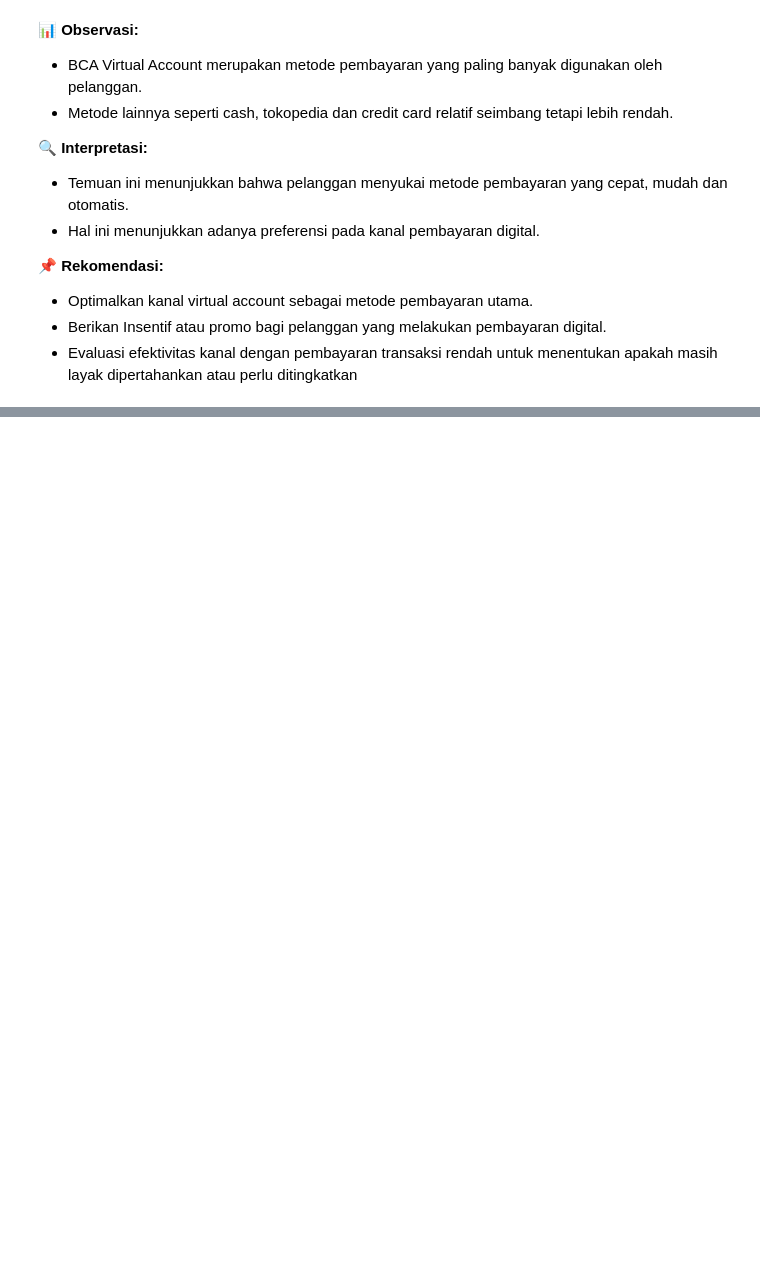
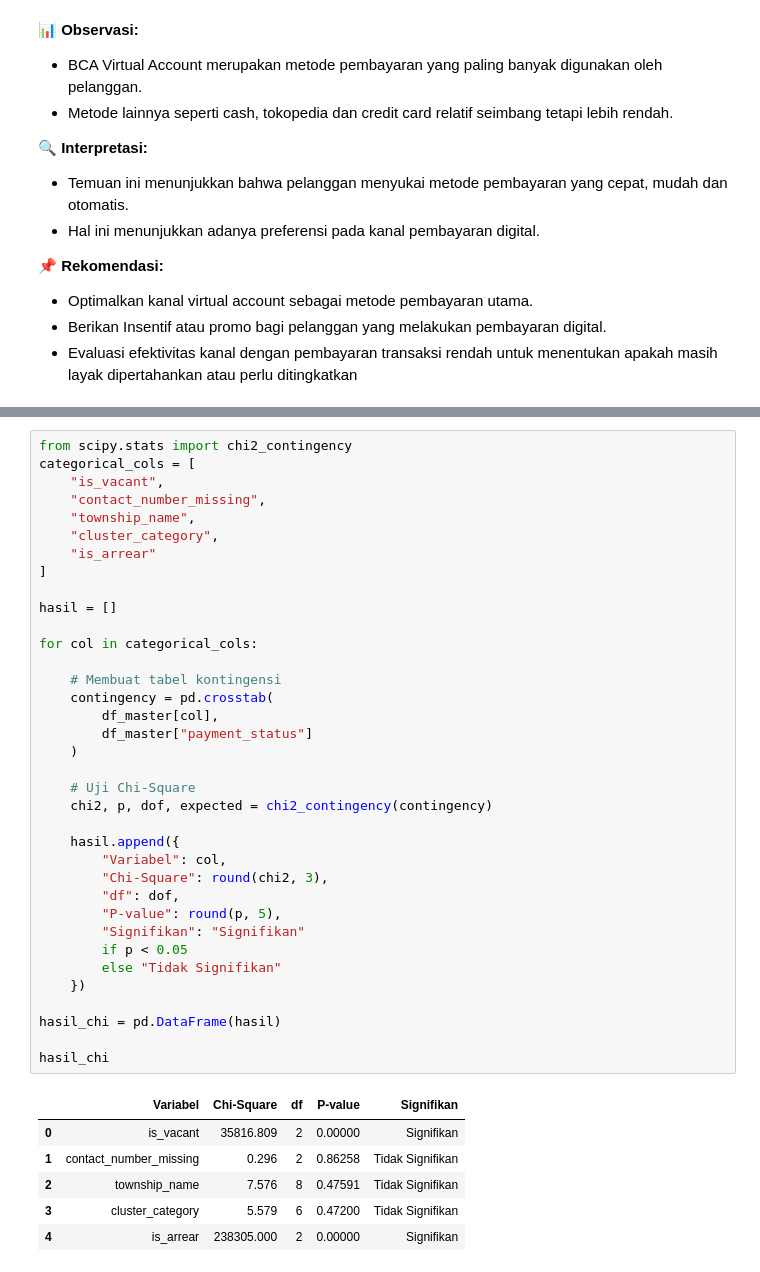
Before and after one commit to MikaMahaputra/Capstone-2-Sinarmas-Land, a Jupyter notebook: notebooks/capstone.ipynb, the cells around one changed output, grey strips where cells are left out. Drawn from its saved outputs; the diff is of its cells as text; blank space fills up the shorter version.

```diff
--- a/notebooks/capstone.ipynb
+++ b/notebooks/capstone.ipynb
@@ -1576,0 +1746,43 @@ plt.show()
+# %%
+from scipy.stats import chi2_contingency
+categorical_cols = [
+    "is_vacant",
+    "contact_number_missing",
+    "township_name",
+    "cluster_category",
+    "is_arrear"
+]
+
+hasil = []
+
+for col in categorical_cols:
+
+    # Membuat tabel kontingensi
+    contingency = pd.crosstab(
+        df_master[col],
+        df_master["payment_status"]
+    )
+
+    # Uji Chi-Square
+    chi2, p, dof, expected = chi2_contingency(contingency)
+
+    hasil.append({
+        "Variabel": col,
+        "Chi-Square": round(chi2, 3),
+        "df": dof,
+        "P-value": round(p, 5),
+        "Signifikan": "Signifikan"
+        if p < 0.05
+        else "Tidak Signifikan"
+    })
+
+hasil_chi = pd.DataFrame(hasil)
+
+hasil_chi
+# %% [output]
+|  | Variabel | Chi-Square | df | P-value | Signifikan |
+| 0 | is_vacant | 35816.809 | 2 | 0.00000 | Signifikan |
+| 1 | contact_number_missing | 0.296 | 2 | 0.86258 | Tidak Signifikan |
+| 2 | township_name | 7.576 | 8 | 0.47591 | Tidak Signifikan |
+| 3 | cluster_category | 5.579 | 6 | 0.47200 | Tidak Signifikan |
+| 4 | is_arrear | 238305.000 | 2 | 0.00000 | Signifikan |
```
Also changed, not shown: parts of 12 cells of this notebook, 8 other files.
